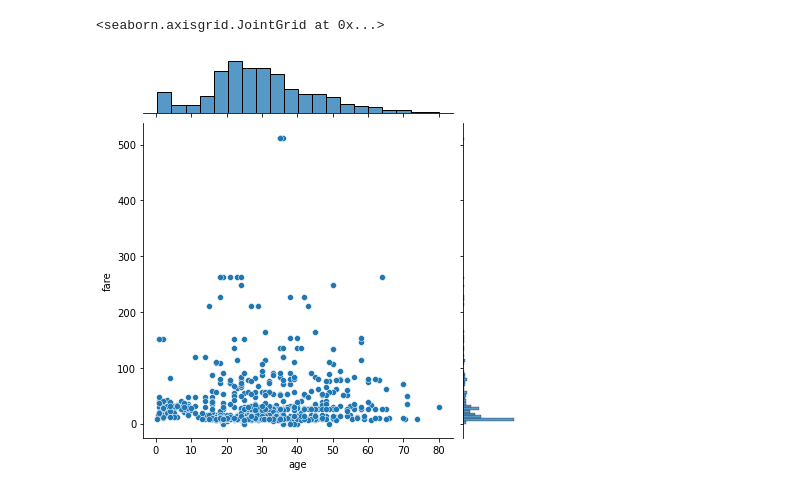
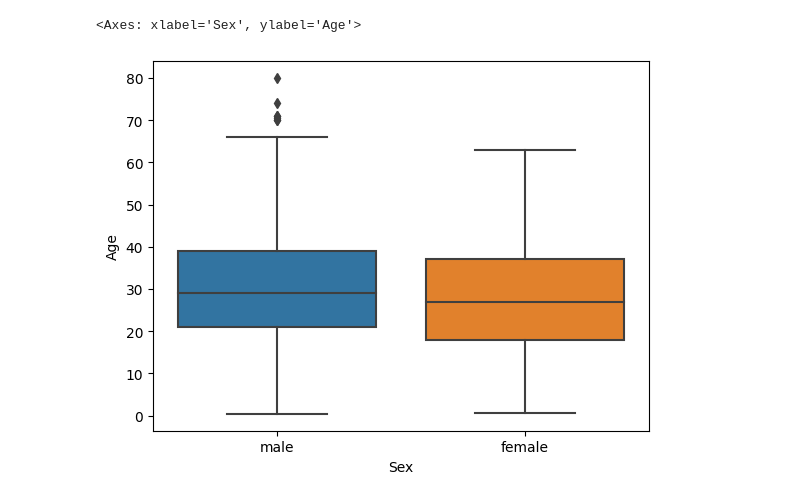
Before and after one commit to tushar-cero/LabPracticalsTE, a Jupyter notebook: DSBDAL/practical_exam_11-12.ipynb, the cells around one changed output. Drawn from its saved outputs; the diff is of its cells as text; code cells hidden in the pictures.

```diff
--- a/DSBDAL/practical_exam_11-12.ipynb
+++ b/DSBDAL/practical_exam_11-12.ipynb
@@ -7,0 +17,2 @@ is distributed by plotting a histogram.
+# %%
+df = pd.read_csv('/content/drive/MyDrive/Colab Notebooks/exam_datasets/11-12.titanic.csv')
@@ -146,0 +77,4 @@ sns.distplot(dataset['fare'], kde=False, bins=10)
+# %%
+df['Fare_Range'] = pd.qcut(df['Fare'], 8, )
+sns.barplot(x='Fare_Range', y='Survived', data=df)
+plt.xticks(rotation=90)
@@ -147,5 +92,5 @@ sns.distplot(dataset['fare'], kde=False, bins=10)
 # %%
-sns.jointplot(x='age', y='fare', data=dataset)
+sns.boxplot(x='Sex', y='Age', data=df)
 # %% [output]
-<seaborn.axisgrid.JointGrid at 0x...>
+<Axes: xlabel='Sex', ylabel='Age'>
-[figure, old version]
+[figure, new version]
```
Also changed, not shown: parts of 25 cells of this notebook.
